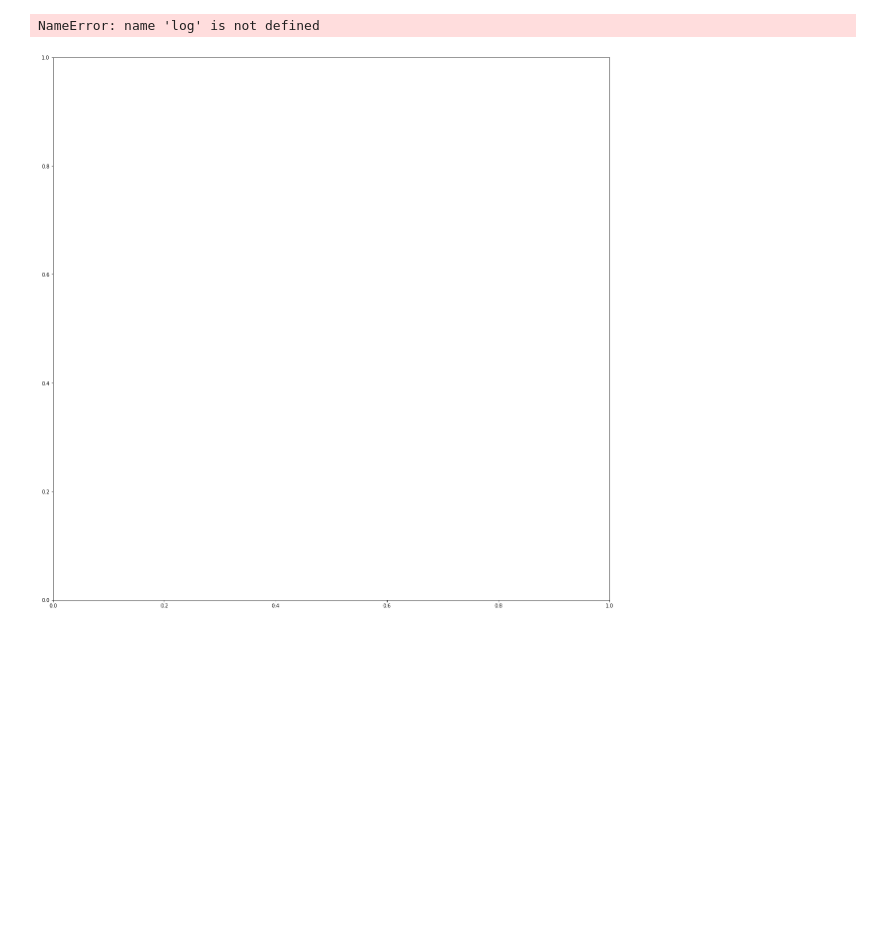
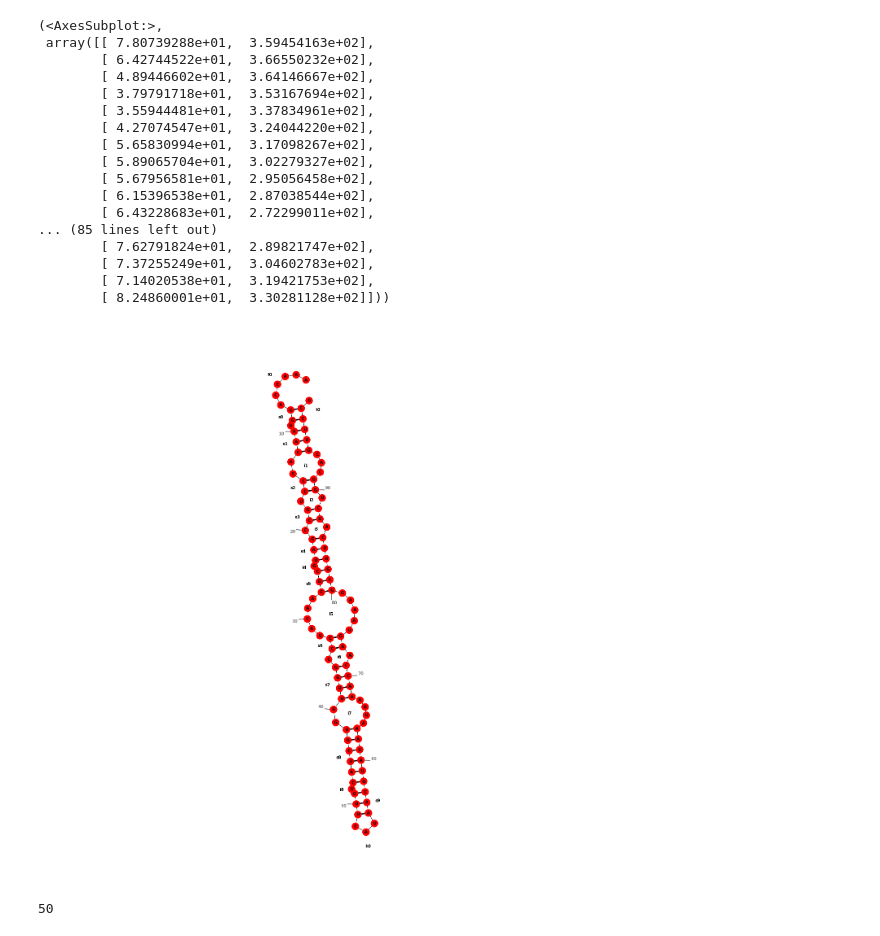
Before and after one commit to matveykolesnik/LshCas13a_RNA_cleavage, a Jupyter notebook: LshCas13a_in_vitro_total_RNA/hairpin_cleavage/Scripts/draw_hairpin_structures.ipynb, the cells around one changed output. Cells and saved outputs as stored; diff of their text form; code cells hidden in the pictures; blank space fills up the shorter version.

Commit message:
Edit plot_rna function from forgi package

```diff
--- a/LshCas13a_in_vitro_total_RNA/hairpin_cleavage/Scripts/draw_hairpin_structures.ipynb
+++ b/LshCas13a_in_vitro_total_RNA/hairpin_cleavage/Scripts/draw_hairpin_structures.ipynb
@@ -58,13 +59,29 @@ with open(DotBracketNotationFile, "w") as hDotBracketNotationFile:
 # %%
 ForgiSSRecords = forgi.load_rna(filename=DotBracketNotationFile, allow_many=True)
 # %%
-figure, ax = plt.subplots(figsize=(20, 20))
+from mplotlib_addcolors import plot_rna_addcolors
+figure, ax = plt.subplots(figsize=(25, 25))
 plot_rna_addcolors(ForgiSSRecords[0],
-             ax=ax,
-             color=False,
-             text_kwargs={"fontweight":"black"},
-             lighten=0.7,
-             backbone_kwargs={"linewidth":1})
+                   ax=ax,
+                   text_kwargs={"fontweight":"black"},
+                   lighten=0,
+                   backbone_kwargs={"linewidth":1}, colorlist=["red" for i in range(Width*2)])
 # %% [output]
-NameError: name 'log' is not defined
+(<AxesSubplot:>,
+ array([[ 7.80739288e+01,  3.59454163e+02],
+        [ 6.42744522e+01,  3.66550232e+02],
+        [ 4.89446602e+01,  3.64146667e+02],
+        [ 3.79791718e+01,  3.53167694e+02],
+        [ 3.55944481e+01,  3.37834961e+02],
+        [ 4.27074547e+01,  3.24044220e+02],
+        [ 5.65830994e+01,  3.17098267e+02],
+        [ 5.89065704e+01,  3.02279327e+02],
+        [ 5.67956581e+01,  2.95056458e+02],
+        [ 6.15396538e+01,  2.87038544e+02],
+        [ 6.43228683e+01,  2.72299011e+02],
+... (85 lines left out)
+        [ 7.62791824e+01,  2.89821747e+02],
+        [ 7.37255249e+01,  3.04602783e+02],
+        [ 7.14020538e+01,  3.19421753e+02],
+        [ 8.24860001e+01,  3.30281128e+02]]))
-[figure, old version]
+[figure, new version]
@@ -72,0 +88,4 @@ NameError: name 'log' is not defined
+# %%
+len(["red" for i in range(Width)])
+# %% [output]
+50
```
Also changed, not shown: parts of 2 cells of this notebook, 1 other file.
